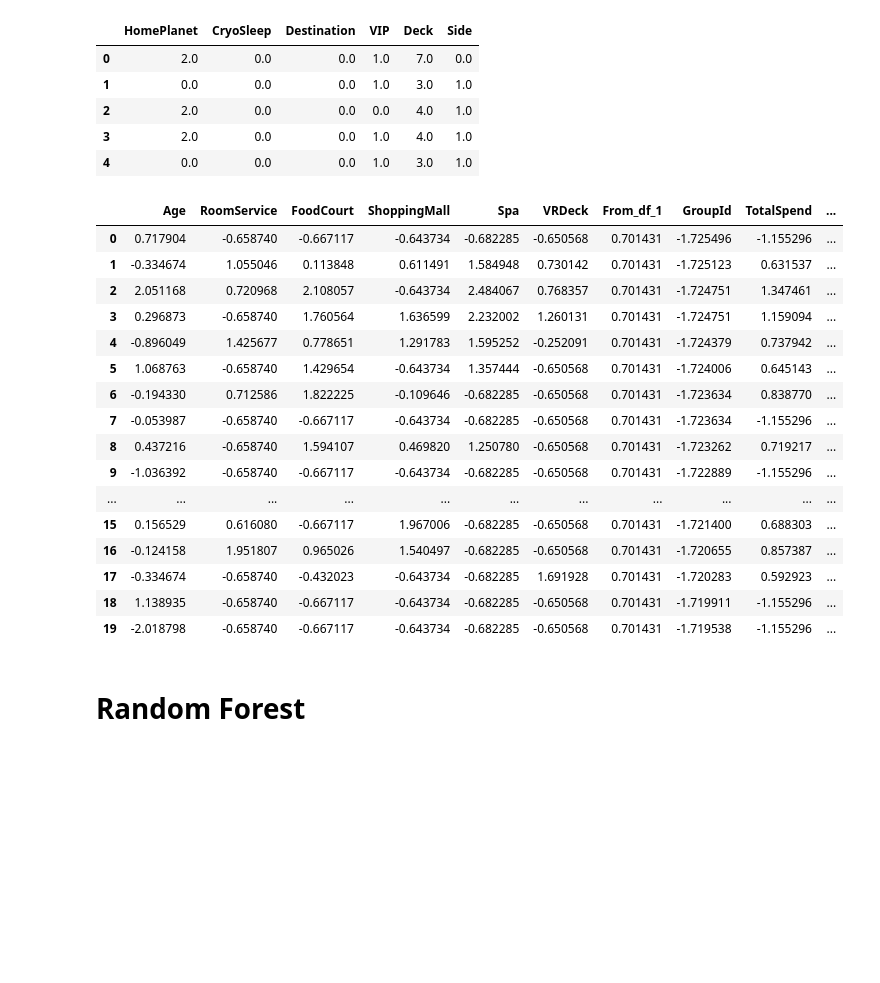
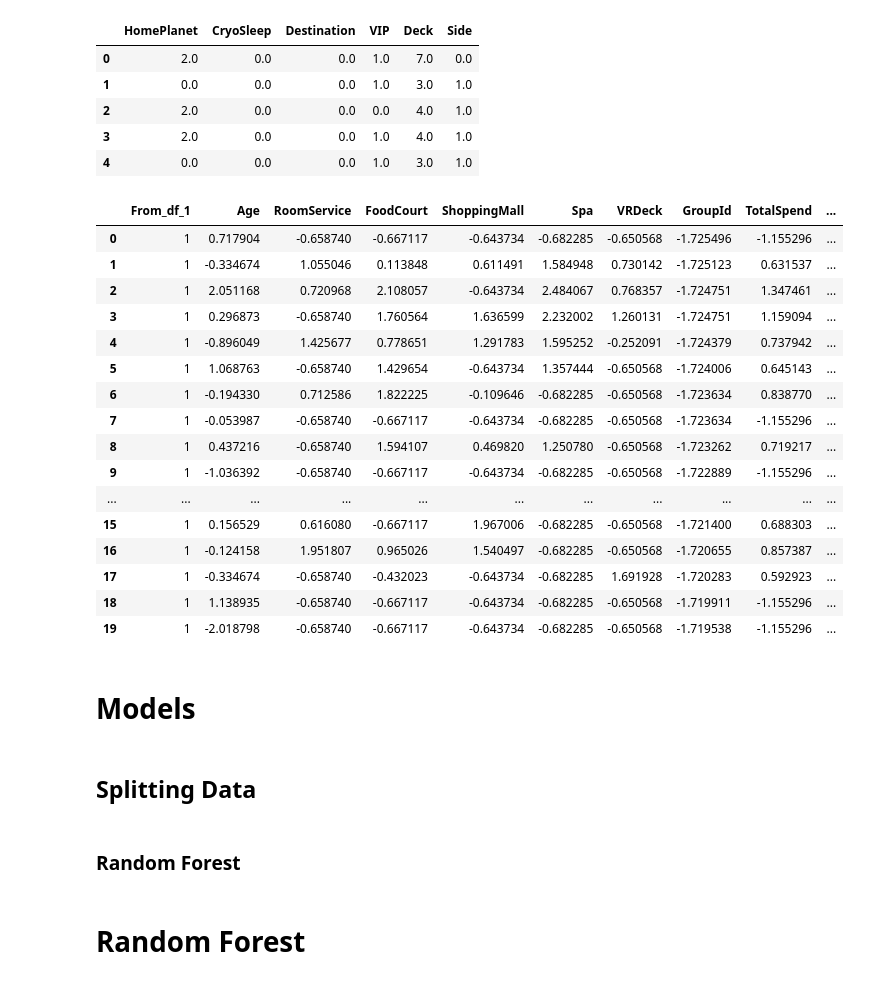
Before and after one commit to samcohen1/BigMenDoingASecondProject, a Jupyter notebook: project.ipynb, the cells around one changed output. Drawn from its saved outputs; the diff is of its cells as text; code cells hidden in the pictures; blank space fills up the shorter version.

Commit message:
onto models

```diff
--- a/project.ipynb
+++ b/project.ipynb
@@ -897,30 +897,37 @@ categorical_df_encoded.head()
 # plt.tight_layout()
 # plt.show()
 # %%
-# Create a MinMaxScaler object
+# norm and stand
 scaler = MinMaxScaler()
 standardiser = StandardScaler()
-# Fit the scaler to the data and transform it
+
 categorical_encoded_df_normalized = pd.DataFrame(scaler.fit_transform(categorical_df_encoded), columns=categorical_df_encoded.columns)
-standardised_numerical = pd.DataFrame(standardiser.fit_transform(numerical_df), columns=numerical_df.columns)
+numerical_df_excluded = numerical_df.drop(columns=['From_df_1'])
+standardised_numerical_excluded = pd.DataFrame(standardiser.fit_transform(numerical_df_excluded), columns=numerical_df_excluded.columns)
+standardised_numerical = pd.concat([numerical_df[['From_df_1']], standardised_numerical_excluded], axis=1)
 encoded_df = pd.concat([standardised_numerical, categorical_encoded_df_normalized], axis=1)
 
+
 encoded_df.head(20)
 # %% [output]
-|  | Age | RoomService | FoodCourt | ShoppingMall | Spa | VRDeck | From_df_1 | GroupId | TotalSpend | ... |
-| 0 | 0.717904 | -0.658740 | -0.667117 | -0.643734 | -0.682285 | -0.650568 | 0.701431 | -1.725496 | -1.155296 | ... |
-| 1 | -0.334674 | 1.055046 | 0.113848 | 0.611491 | 1.584948 | 0.730142 | 0.701431 | -1.725123 | 0.631537 | ... |
-| 2 | 2.051168 | 0.720968 | 2.108057 | -0.643734 | 2.484067 | 0.768357 | 0.701431 | -1.724751 | 1.347461 | ... |
-| 3 | 0.296873 | -0.658740 | 1.760564 | 1.636599 | 2.232002 | 1.260131 | 0.701431 | -1.724751 | 1.159094 | ... |
-| 4 | -0.896049 | 1.425677 | 0.778651 | 1.291783 | 1.595252 | -0.252091 | 0.701431 | -1.724379 | 0.737942 | ... |
-| 5 | 1.068763 | -0.658740 | 1.429654 | -0.643734 | 1.357444 | -0.650568 | 0.701431 | -1.724006 | 0.645143 | ... |
-| 6 | -0.194330 | 0.712586 | 1.822225 | -0.109646 | -0.682285 | -0.650568 | 0.701431 | -1.723634 | 0.838770 | ... |
-| 7 | -0.053987 | -0.658740 | -0.667117 | -0.643734 | -0.682285 | -0.650568 | 0.701431 | -1.723634 | -1.155296 | ... |
-| 8 | 0.437216 | -0.658740 | 1.594107 | 0.469820 | 1.250780 | -0.650568 | 0.701431 | -1.723262 | 0.719217 | ... |
-| 9 | -1.036392 | -0.658740 | -0.667117 | -0.643734 | -0.682285 | -0.650568 | 0.701431 | -1.722889 | -1.155296 | ... |
+|  | From_df_1 | Age | RoomService | FoodCourt | ShoppingMall | Spa | VRDeck | GroupId | TotalSpend | ... |
+| 0 | 1 | 0.717904 | -0.658740 | -0.667117 | -0.643734 | -0.682285 | -0.650568 | -1.725496 | -1.155296 | ... |
+| 1 | 1 | -0.334674 | 1.055046 | 0.113848 | 0.611491 | 1.584948 | 0.730142 | -1.725123 | 0.631537 | ... |
+| 2 | 1 | 2.051168 | 0.720968 | 2.108057 | -0.643734 | 2.484067 | 0.768357 | -1.724751 | 1.347461 | ... |
+| 3 | 1 | 0.296873 | -0.658740 | 1.760564 | 1.636599 | 2.232002 | 1.260131 | -1.724751 | 1.159094 | ... |
+| 4 | 1 | -0.896049 | 1.425677 | 0.778651 | 1.291783 | 1.595252 | -0.252091 | -1.724379 | 0.737942 | ... |
+| 5 | 1 | 1.068763 | -0.658740 | 1.429654 | -0.643734 | 1.357444 | -0.650568 | -1.724006 | 0.645143 | ... |
+| 6 | 1 | -0.194330 | 0.712586 | 1.822225 | -0.109646 | -0.682285 | -0.650568 | -1.723634 | 0.838770 | ... |
+| 7 | 1 | -0.053987 | -0.658740 | -0.667117 | -0.643734 | -0.682285 | -0.650568 | -1.723634 | -1.155296 | ... |
+| 8 | 1 | 0.437216 | -0.658740 | 1.594107 | 0.469820 | 1.250780 | -0.650568 | -1.723262 | 0.719217 | ... |
+| 9 | 1 | -1.036392 | -0.658740 | -0.667117 | -0.643734 | -0.682285 | -0.650568 | -1.722889 | -1.155296 | ... |
 | ... | ... | ... | ... | ... | ... | ... | ... | ... | ... | ... |
-| 15 | 0.156529 | 0.616080 | -0.667117 | 1.967006 | -0.682285 | -0.650568 | 0.701431 | -1.721400 | 0.688303 | ... |
-| 16 | -0.124158 | 1.951807 | 0.965026 | 1.540497 | -0.682285 | -0.650568 | 0.701431 | -1.720655 | 0.857387 | ... |
-| 17 | -0.334674 | -0.658740 | -0.432023 | -0.643734 | -0.682285 | 1.691928 | 0.701431 | -1.720283 | 0.592923 | ... |
-| 18 | 1.138935 | -0.658740 | -0.667117 | -0.643734 | -0.682285 | -0.650568 | 0.701431 | -1.719911 | -1.155296 | ... |
-| 19 | -2.018798 | -0.658740 | -0.667117 | -0.643734 | -0.682285 | -0.650568 | 0.701431 | -1.719538 | -1.155296 | ... |
+| 15 | 1 | 0.156529 | 0.616080 | -0.667117 | 1.967006 | -0.682285 | -0.650568 | -1.721400 | 0.688303 | ... |
+| 16 | 1 | -0.124158 | 1.951807 | 0.965026 | 1.540497 | -0.682285 | -0.650568 | -1.720655 | 0.857387 | ... |
+| 17 | 1 | -0.334674 | -0.658740 | -0.432023 | -0.643734 | -0.682285 | 1.691928 | -1.720283 | 0.592923 | ... |
+| 18 | 1 | 1.138935 | -0.658740 | -0.667117 | -0.643734 | -0.682285 | -0.650568 | -1.719911 | -1.155296 | ... |
+| 19 | 1 | -2.018798 | -0.658740 | -0.667117 | -0.643734 | -0.682285 | -0.650568 | -1.719538 | -1.155296 | ... |
+# %% [markdown]
+# Models
+# %% [markdown]
+## Splitting Data
@@ -927,3 +940,5 @@ encoded_df.head(20)
+# %% [markdown]
+### Random Forest
 # %% [markdown]
 # Random Forest
 # %%
```
Also changed, not shown: parts of 1 cell of this notebook.
